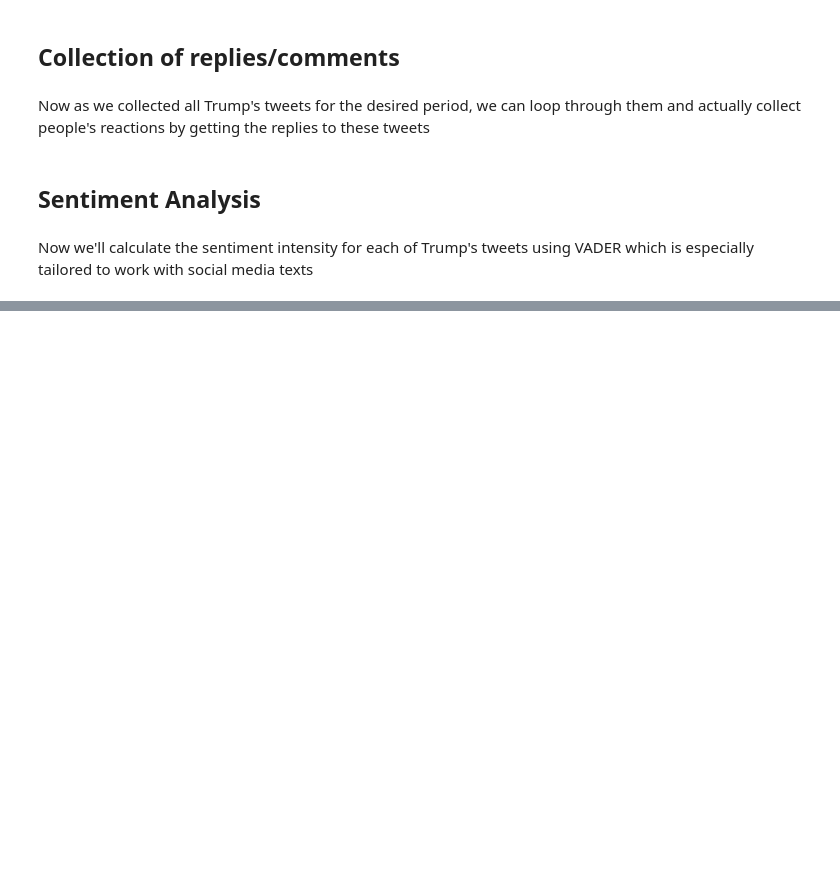
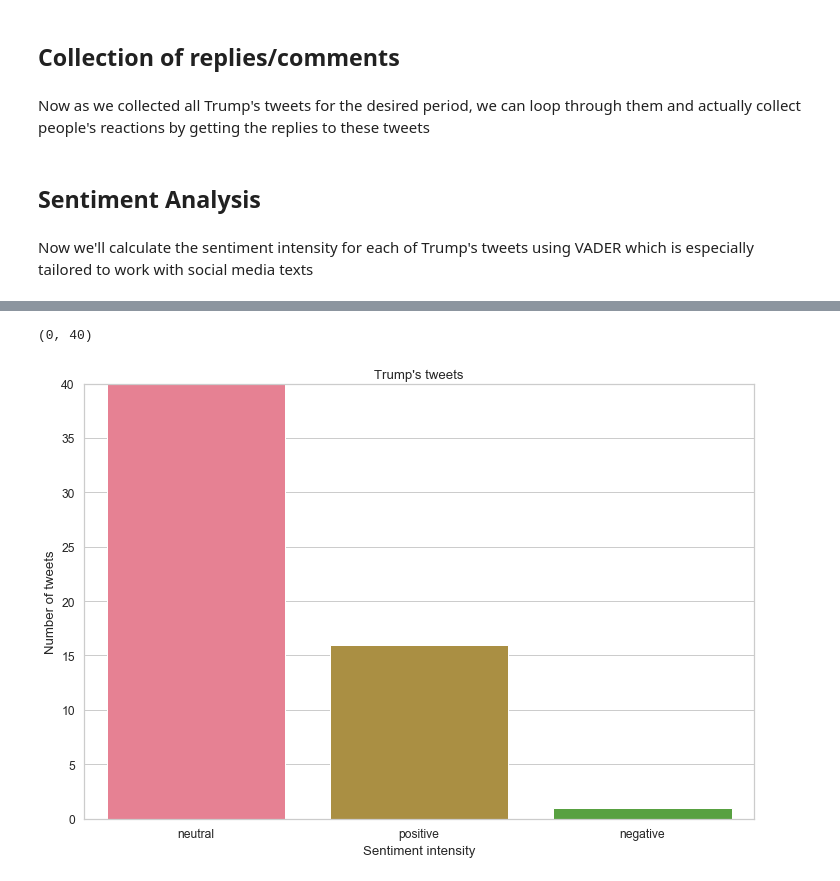
Before and after one commit to andrei-andrianov/trump-sentiment-analysis, a Jupyter notebook: Trump Sentiment Analysis.ipynb, the cells around one changed output, grey strips where cells are left out. Drawn from its saved outputs; the diff is of its cells as text; code cells hidden in the pictures; blank space fills up the shorter version.

Commit message:
Sentiment distribution

```diff
--- a/Trump Sentiment Analysis.ipynb
+++ b/Trump Sentiment Analysis.ipynb
@@ -258,5 +257,11 @@ Now we'll calculate the sentiment intensity for each of Trump's tweets using VAD
 analyzer = SentimentIntensityAnalyzer()
 
 sentiment_intensity = df['Text'].apply(lambda s: analyzer.polarity_scores(s))
-df = pd.concat([df, sentiment_intensity.apply(pd.Series)], axis=1)
+sentiment_intensity = sentiment_intensity.apply(pd.Series)
+df = pd.concat([df, sentiment_intensity], axis=1)
+
+df.loc[df.neu > .5, 'Sentiment'] = 'neutral'
+df.loc[df.neg > .5, 'Sentiment'] = 'negative'
+df.loc[df.pos > .5, 'Sentiment'] = 'positive'
+
 df.head()
@@ -264,0 +292,9 @@ Now lets take a look at the distribution of positive/negative tweets
+# %%
+sns.countplot(df['Sentiment'])
+plt.xlabel('Sentiment intensity')
+plt.ylabel('Number of tweets')
+plt.title('Trump\'s tweets')
+plt.ylim(0, 40)
+# %% [output]
+(0, 40)
+[figure, added]
```
Also changed, not shown: parts of 12 cells of this notebook.
